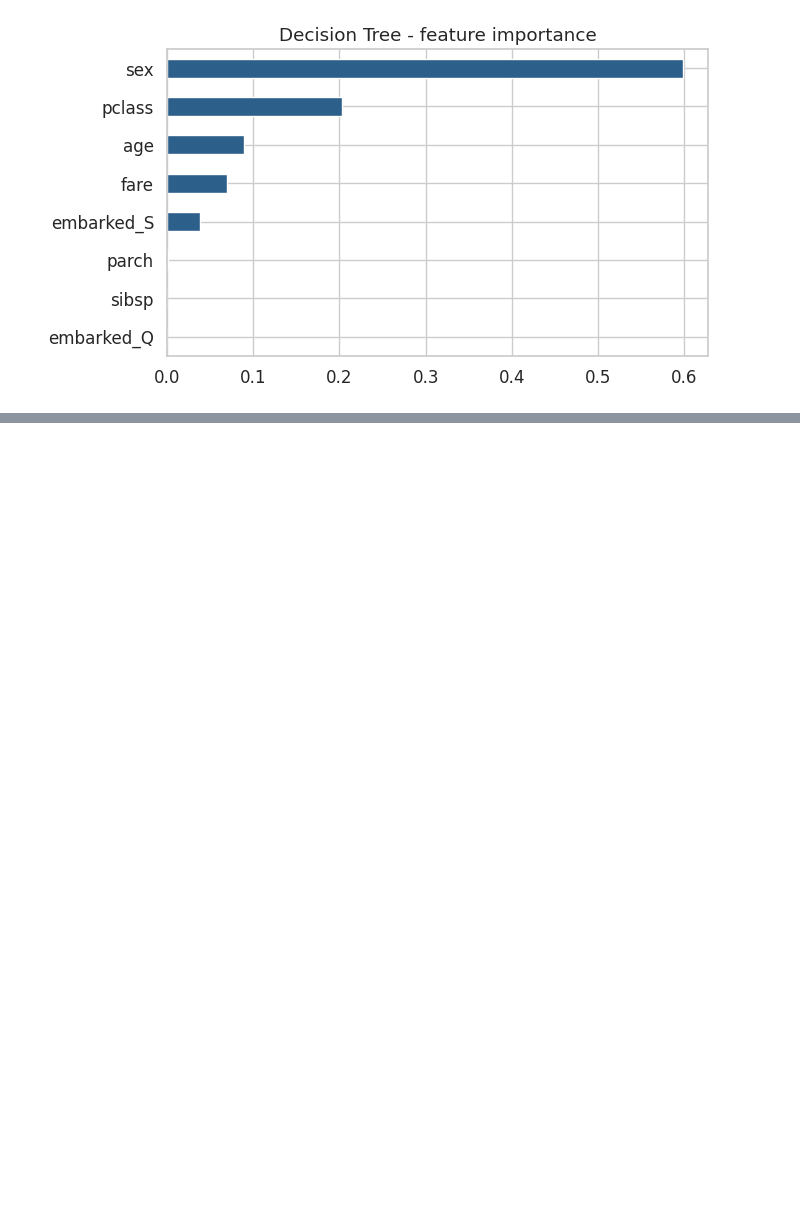
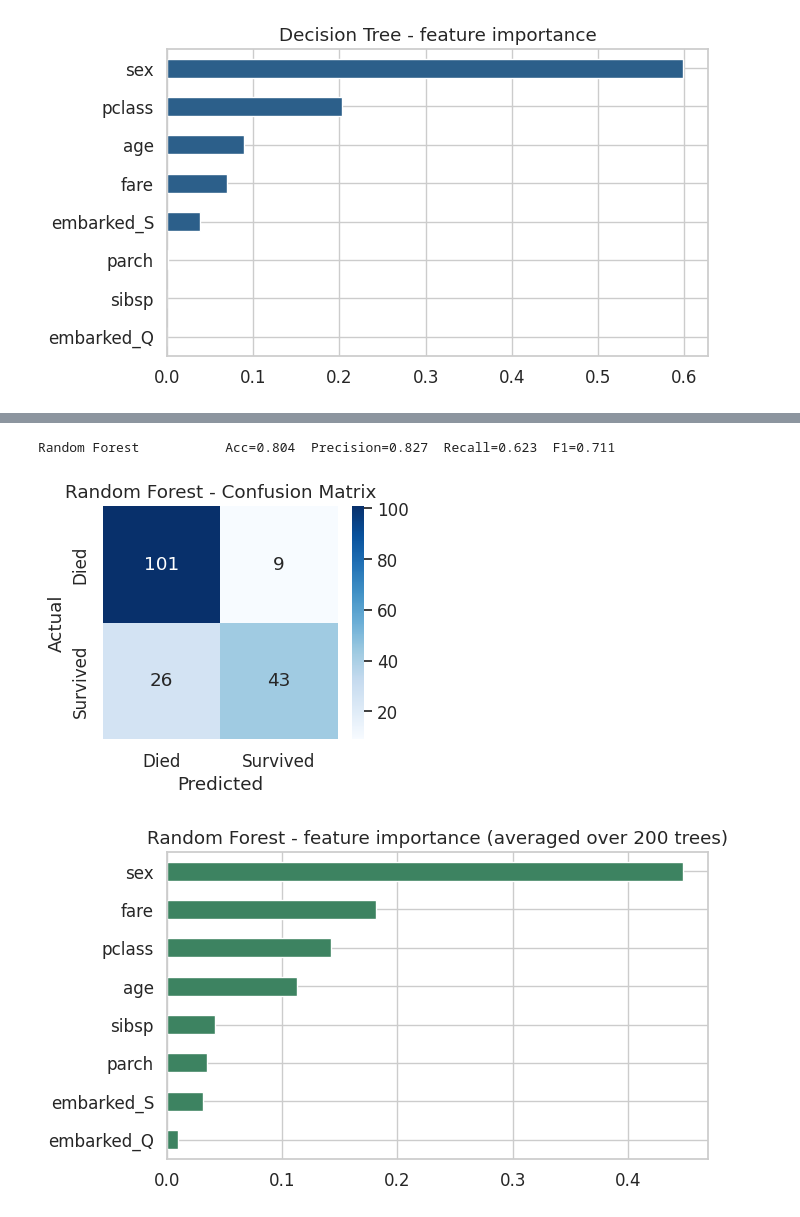
Before and after one commit to Erandi-Hans/Model-Traning-2, a Jupyter notebook: titanic.ipynb, the cells around one changed output, grey strips where cells are left out. Saved outputs shown, nothing was run; the diff lists cells and outputs as text; code cells hidden in the pictures; blank space fills up the shorter version.

```diff
--- a/titanic.ipynb
+++ b/titanic.ipynb
@@ -253,0 +258,19 @@ NameError: name 'score_regressor' is not defined
+# %%
+from sklearn.ensemble import RandomForestClassifier
+
+rf_clf = RandomForestClassifier(n_estimators=200, max_depth=6, min_samples_leaf=5, random_state=42)
+rf_clf.fit(Xc_train, yc_train)
+y_pred_rf = rf_clf.predict(Xc_test)
+
+score_classifier("Random Forest", yc_test, y_pred_rf)
+
+importances_rf = pd.Series(rf_clf.feature_importances_, index=Xc.columns).sort_values()
+plt.figure(figsize=(7, 4))
+importances_rf.plot.barh(color='#3D8361')
+plt.title("Random Forest - feature importance (averaged over 200 trees)")
+plt.tight_layout()
+plt.show()
+# %% [output]
+Random Forest           Acc=0.804  Precision=0.827  Recall=0.623  F1=0.711
+[figure, added]
+[figure, added]
```
Also changed, not shown: parts of 3 cells of this notebook.
